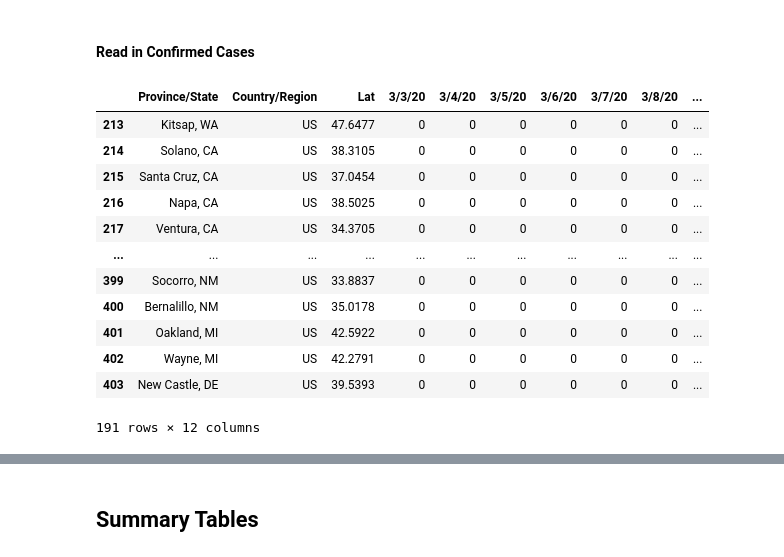
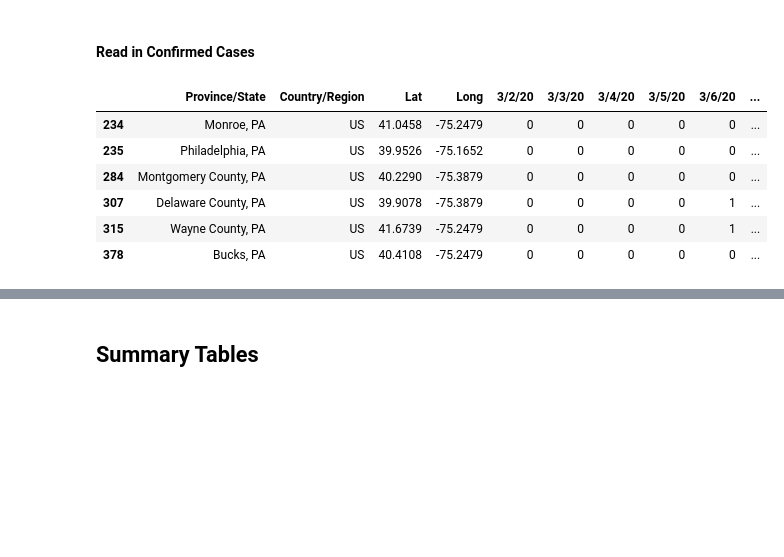
Before and after one commit to mchirico/COVID-19, a Jupyter notebook: COVID_19.ipynb, the cells around one changed output, grey strips where cells are left out. Saved outputs shown, nothing was run; the diff lists cells and outputs as text; code cells hidden in the pictures; blank space fills up the shorter version.

```diff
--- a/COVID_19.ipynb
+++ b/COVID_19.ipynb
@@ -85,29 +68,23 @@ Requirement already satisfied: six in /usr/local/lib/python3.6/dist-packages (fr
 # %%
 url='https://raw.githubusercontent.com/CSSEGISandData/COVID-19/master/csse_covid_19_data/csse_covid_19_time_series/time_series_19-covid-Confirmed.csv'
 d=pd.read_csv(url)
 d.head()
 
-
+# US counted twice: 1) County 2) State
 c = d[(d['Country/Region']=='US') & (d['Province/State'].str.contains(','))]
-cols = d.columns[0:3].tolist() + d.columns[-9::].tolist()
+cols = d.columns[0:4].tolist() + d.columns[-10::].tolist()
 
 t = c[cols]
-t
+t[t['Province/State'].str.contains(', PA')]
 #t.diff(axis=1)
 # %% [output]
-|  | Province/State | Country/Region | Lat | 3/3/20 | 3/4/20 | 3/5/20 | 3/6/20 | 3/7/20 | 3/8/20 | ... |
-| 213 | Kitsap, WA | US | 47.6477 | 0 | 0 | 0 | 0 | 0 | 0 | ... |
-| 214 | Solano, CA | US | 38.3105 | 0 | 0 | 0 | 0 | 0 | 0 | ... |
-| 215 | Santa Cruz, CA | US | 37.0454 | 0 | 0 | 0 | 0 | 0 | 0 | ... |
-| 216 | Napa, CA | US | 38.5025 | 0 | 0 | 0 | 0 | 0 | 0 | ... |
-| 217 | Ventura, CA | US | 34.3705 | 0 | 0 | 0 | 0 | 0 | 0 | ... |
-| ... | ... | ... | ... | ... | ... | ... | ... | ... | ... | ... |
-| 399 | Socorro, NM | US | 33.8837 | 0 | 0 | 0 | 0 | 0 | 0 | ... |
-| 400 | Bernalillo, NM | US | 35.0178 | 0 | 0 | 0 | 0 | 0 | 0 | ... |
-| 401 | Oakland, MI | US | 42.5922 | 0 | 0 | 0 | 0 | 0 | 0 | ... |
-| 402 | Wayne, MI | US | 42.2791 | 0 | 0 | 0 | 0 | 0 | 0 | ... |
-| 403 | New Castle, DE | US | 39.5393 | 0 | 0 | 0 | 0 | 0 | 0 | ... |
+|  | Province/State | Country/Region | Lat | Long | 3/2/20 | 3/3/20 | 3/4/20 | 3/5/20 | 3/6/20 | ... |
+| 234 | Monroe, PA | US | 41.0458 | -75.2479 | 0 | 0 | 0 | 0 | 0 | ... |
+| 235 | Philadelphia, PA | US | 39.9526 | -75.1652 | 0 | 0 | 0 | 0 | 0 | ... |
+| 284 | Montgomery County, PA | US | 40.2290 | -75.3879 | 0 | 0 | 0 | 0 | 0 | ... |
+| 307 | Delaware County, PA | US | 39.9078 | -75.3879 | 0 | 0 | 0 | 0 | 1 | ... |
+| 315 | Wayne County, PA | US | 41.6739 | -75.2479 | 0 | 0 | 0 | 0 | 1 | ... |
+| 378 | Bucks, PA | US | 40.4108 | -75.2479 | 0 | 0 | 0 | 0 | 0 | ... |
-191 rows × 12 columns
 # %%
 # Deaths
 url='https://raw.githubusercontent.com/CSSEGISandData/COVID-19/master/csse_covid_19_data/csse_covid_19_time_series/time_series_19-covid-Deaths.csv'
```
Also changed, not shown: parts of 17 cells of this notebook.
